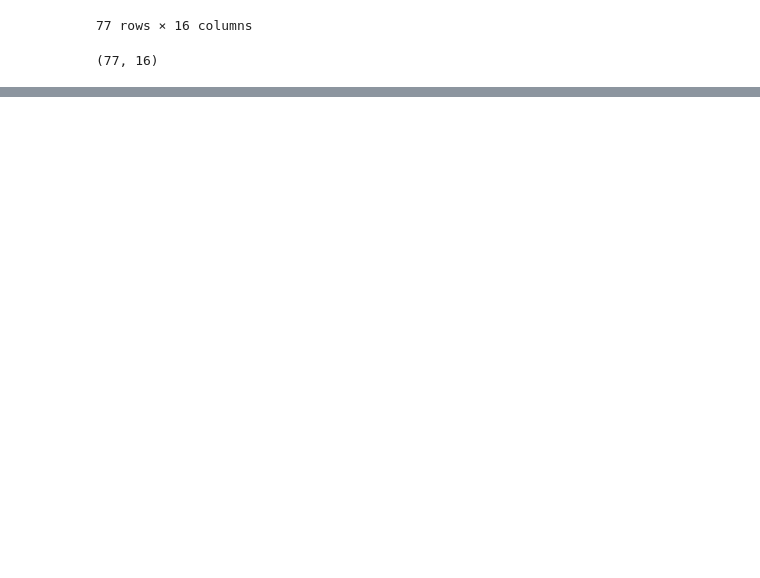
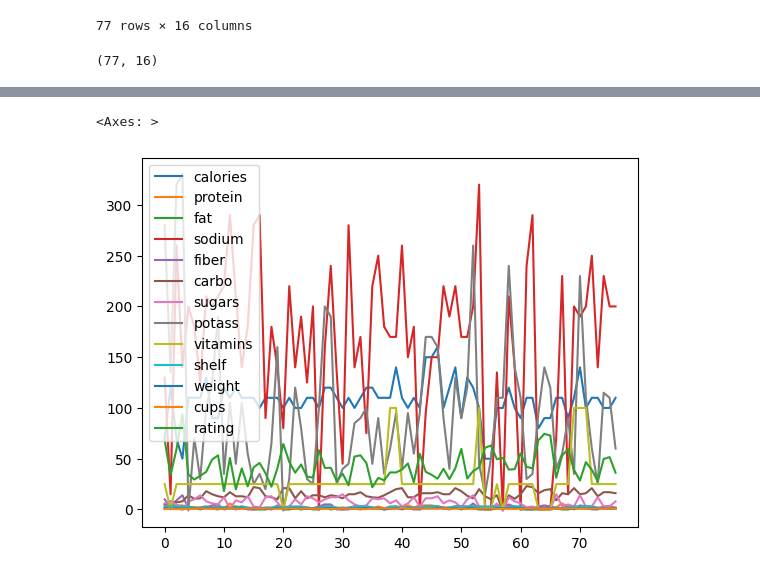
Before and after one commit to Sru-j/daily_lab_activities, a Jupyter notebook: box_plot_mine.ipynb, the cells around one changed output, grey strips where cells are left out. Saved outputs shown, nothing was run; the diff lists cells and outputs as text; code cells hidden in the pictures; blank space fills up the shorter version.

```diff
--- a/box_plot_mine.ipynb
+++ b/box_plot_mine.ipynb
@@ -34,0 +93,5 @@ df.shape
+# %%
+df.plot(kind='line')
+# %% [output]
+<Axes: >
+[figure, added]
```
Also changed, not shown: parts of 11 cells of this notebook.
